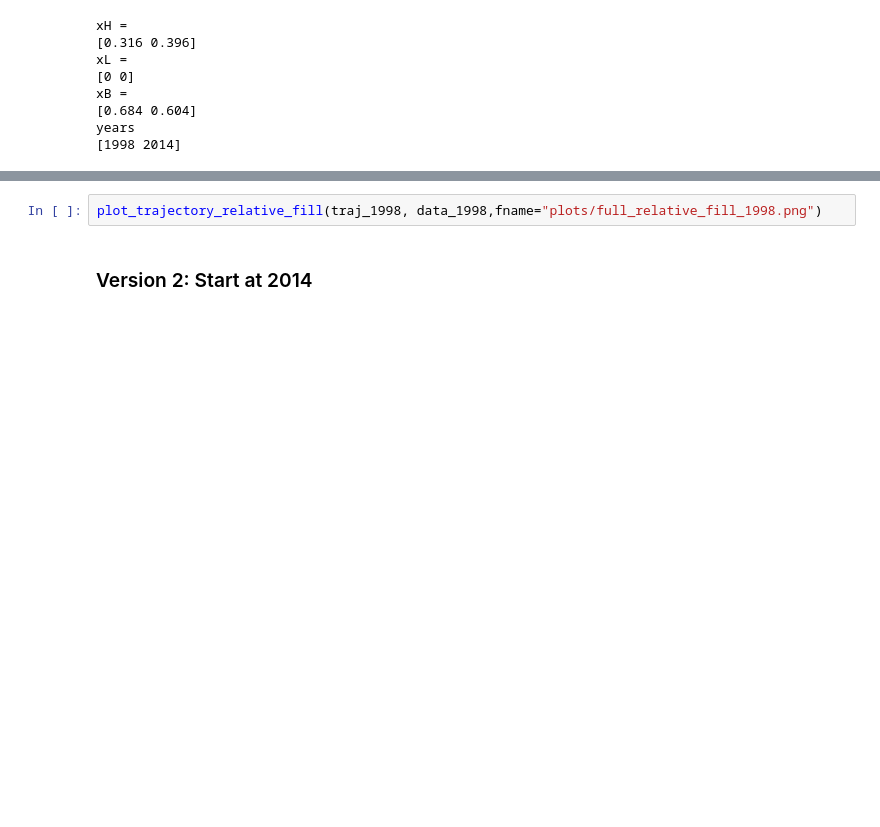
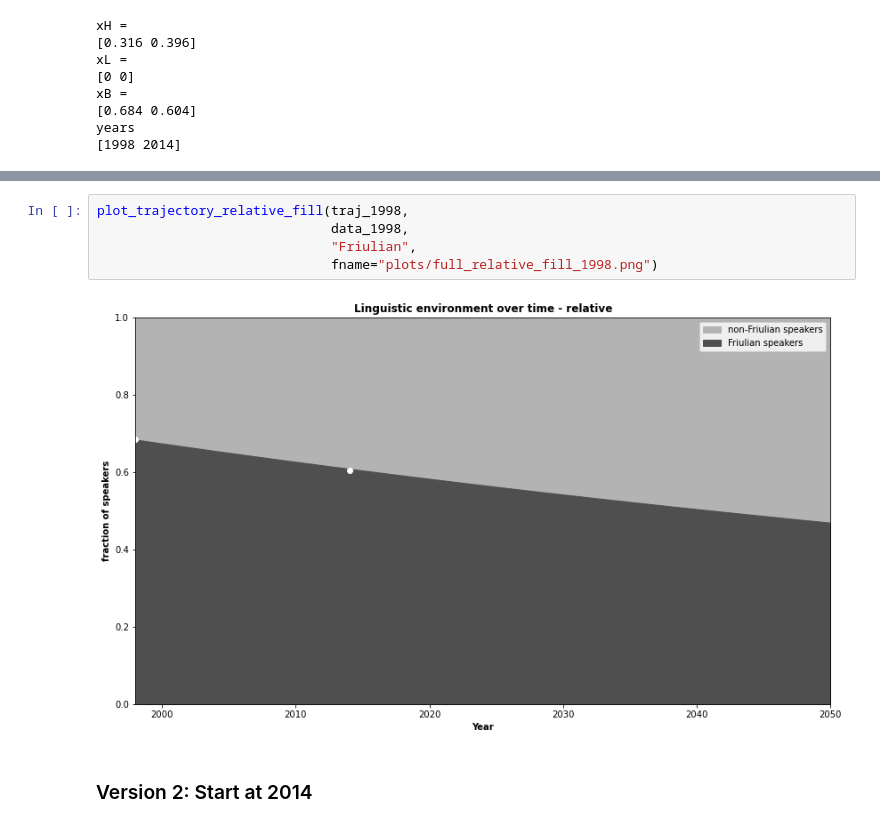
Before and after one commit to teasko/language_dynamics_modeling, a Jupyter notebook: Friulian_in_FVG/analysis_friul.ipynb, the cells around one changed output, grey strips where cells are left out. Cells and saved outputs as stored; diff of their text form; blank space fills up the shorter version.

```diff
--- a/Friulian_in_FVG/analysis_friul.ipynb
+++ b/Friulian_in_FVG/analysis_friul.ipynb
@@ -81,5 +84,10 @@ plot_trajectory_relative(traj_1998, data_1998,fname="plots/full_relative_1998.pn
 # %%
-plot_trajectory_relative_fill(traj_1998, data_1998,fname="plots/full_relative_fill_1998.png")
+plot_trajectory_relative_fill(traj_1998,
+                              data_1998,
+                              "Friulian",
+                              fname="plots/full_relative_fill_1998.png")
+# %% [output]
+[figure, added]
 # %% [markdown]
 ### Version 2: Start at 2014
 # %%
```
Also changed, not shown: parts of 19 cells of this notebook, 12 other files.
